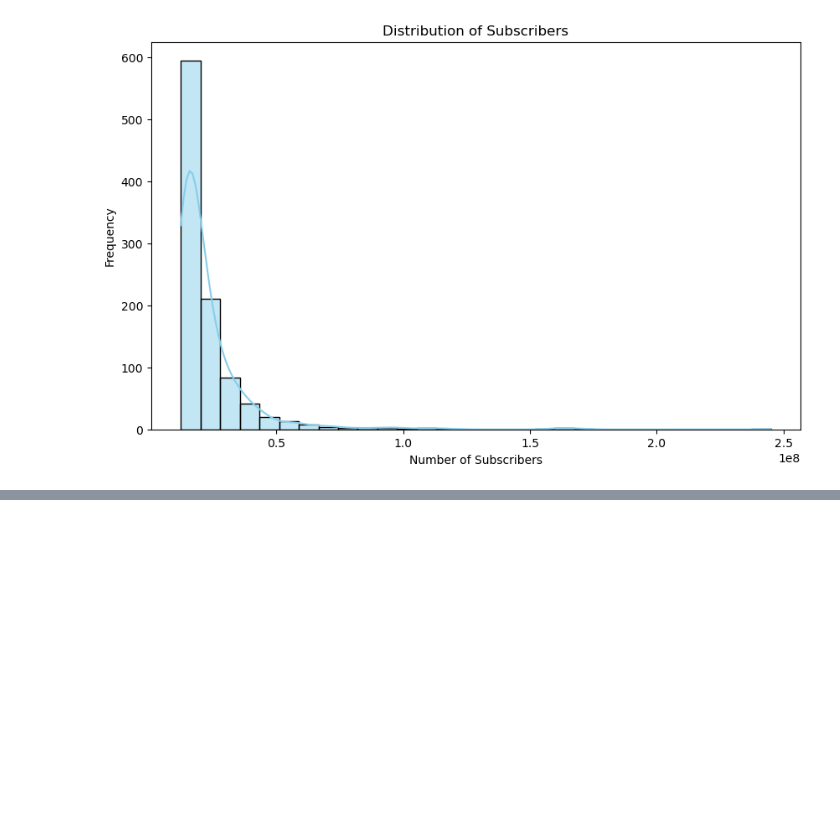
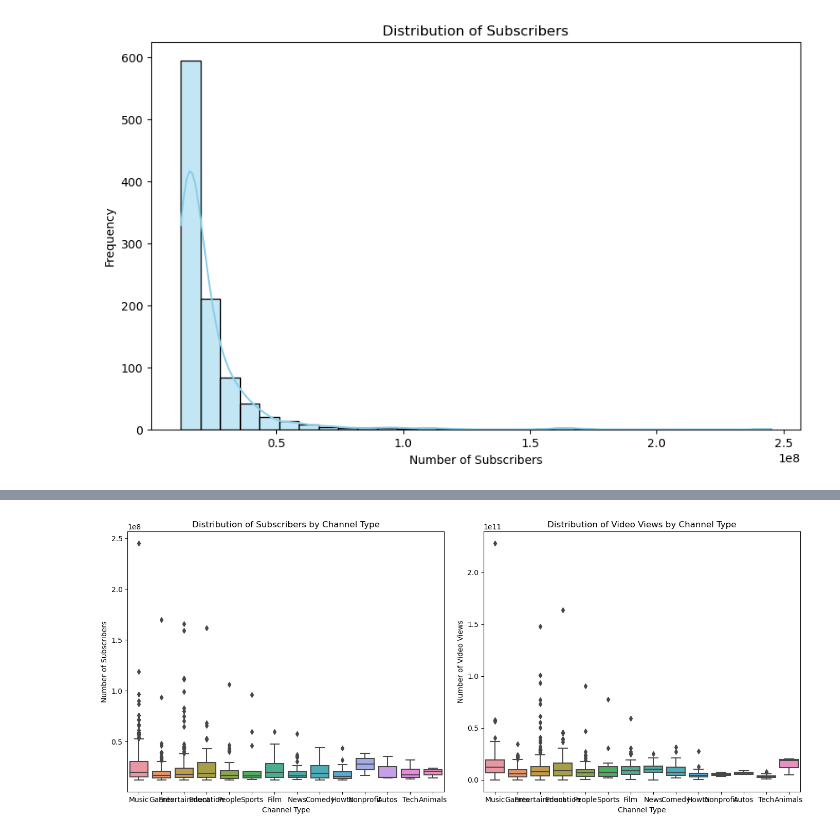
Before and after one commit to raj-rajat/Global-YouTube-Statistics-2023, a Jupyter notebook: global-youtube-statistics-2023.ipynb, the cells around one changed output, grey strips where cells are left out. Cells and saved outputs as stored; diff of their text form; code cells hidden in the pictures; blank space fills up the shorter version.

```diff
--- a/global-youtube-statistics-2023.ipynb
+++ b/global-youtube-statistics-2023.ipynb
@@ -121,0 +240,21 @@ plt.show()
+# %%
+# Plot size
+plt.figure(figsize=(14, 6))
+
+# Create box plots for subscribers and views based on channel type
+plt.subplot(1, 2, 1)
+sns.boxplot(data=youtube_data, x='channel_type', y='subscribers')
+plt.title('Distribution of Subscribers by Channel Type')
+plt.xlabel('Channel Type')
+plt.ylabel('Number of Subscribers')
+
+plt.subplot(1, 2, 2)
+sns.boxplot(data=youtube_data, x='channel_type', y='video views')
+plt.title('Distribution of Video Views by Channel Type')
+plt.xlabel('Channel Type')
+plt.ylabel('Number of Video Views')
+
+plt.tight_layout()
+plt.show()
+# %% [output]
+[figure, added]
```
Also changed, not shown: parts of 14 cells of this notebook.
